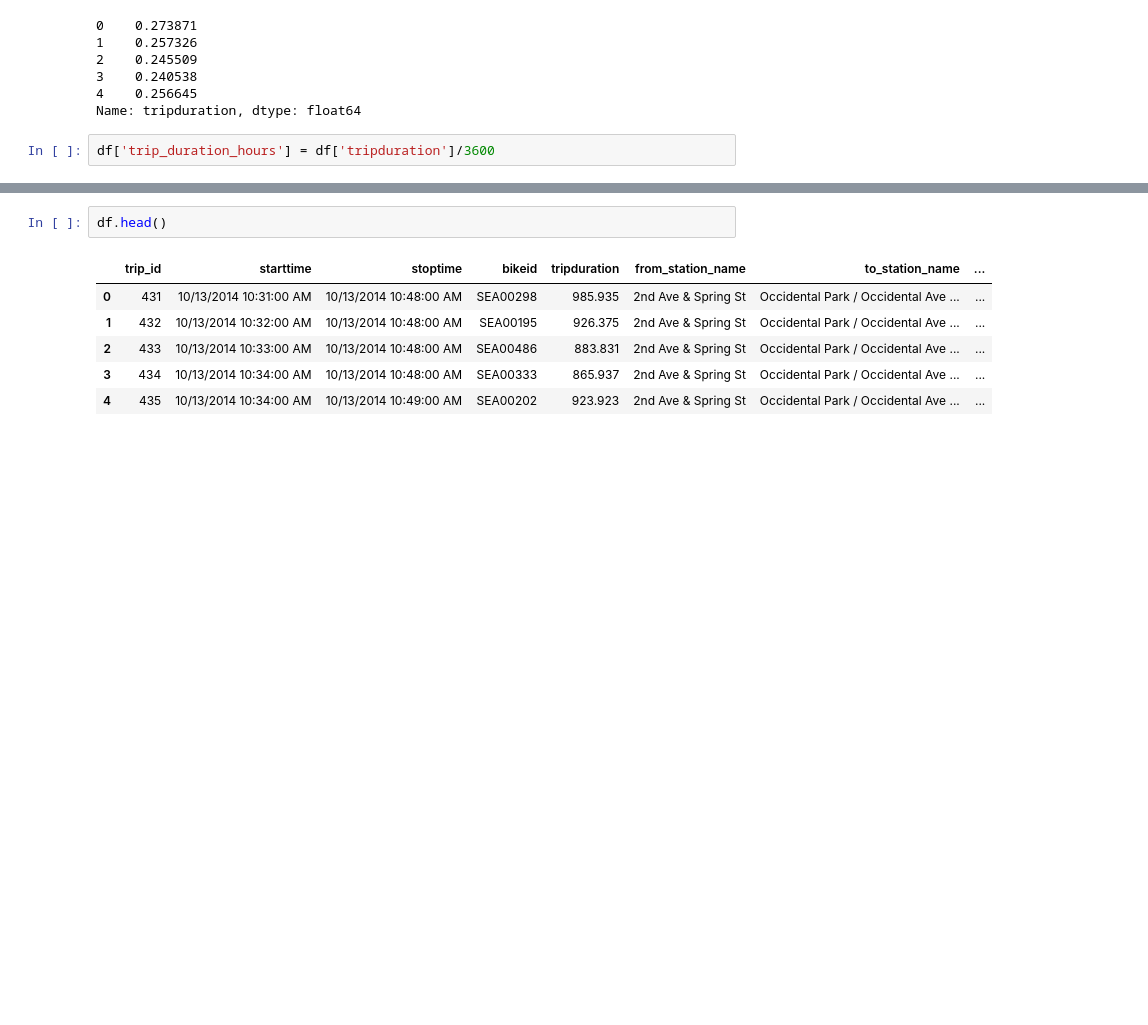
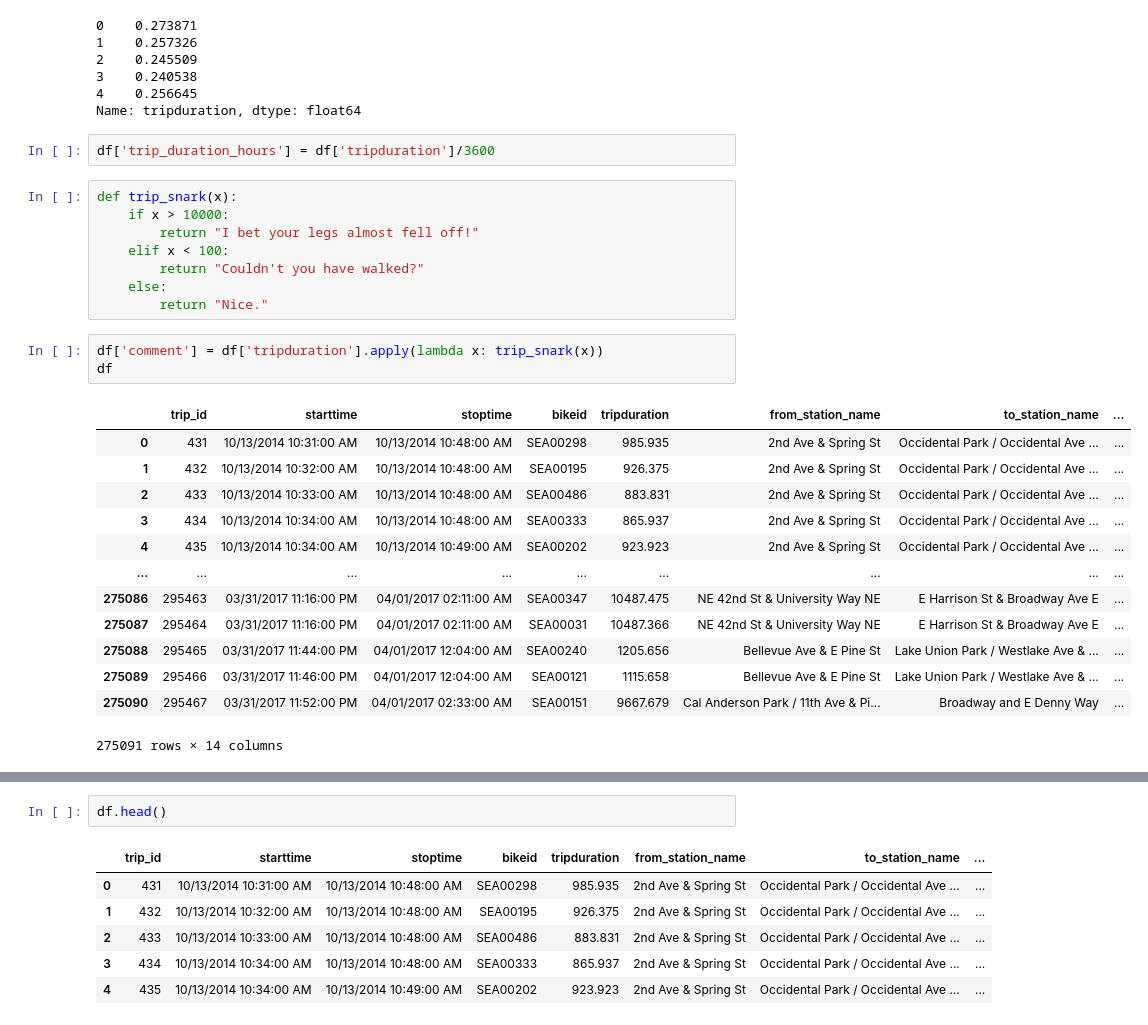
Before and after one commit to zvmmy/5g-python-intro, a Jupyter notebook: seds/data_manipulation.ipynb, the cells around one changed output, grey strips where cells are left out. Drawn from its saved outputs; the diff is of its cells as text; blank space fills up the shorter version.

```diff
--- a/seds/data_manipulation.ipynb
+++ b/seds/data_manipulation.ipynb
@@ -355,3 +414,28 @@ trip_duration_hours.head()
 Name: tripduration, dtype: float64
 # %%
 df['trip_duration_hours'] = df['tripduration']/3600
+# %%
+def trip_snark(x):
+    if x > 10000:
+        return "I bet your legs almost fell off!"
+    elif x < 100:
+        return "Couldn't you have walked?"
+    else:
+        return "Nice."
+# %%
+df['comment'] = df['tripduration'].apply(lambda x: trip_snark(x))
+df
+# %% [output]
+|  | trip_id | starttime | stoptime | bikeid | tripduration | from_station_name | to_station_name | ... |
+| 0 | 431 | 10/13/2014 10:31:00 AM | 10/13/2014 10:48:00 AM | SEA00298 | 985.935 | 2nd Ave & Spring St | Occidental Park / Occidental Ave ... | ... |
+| 1 | 432 | 10/13/2014 10:32:00 AM | 10/13/2014 10:48:00 AM | SEA00195 | 926.375 | 2nd Ave & Spring St | Occidental Park / Occidental Ave ... | ... |
+| 2 | 433 | 10/13/2014 10:33:00 AM | 10/13/2014 10:48:00 AM | SEA00486 | 883.831 | 2nd Ave & Spring St | Occidental Park / Occidental Ave ... | ... |
+| 3 | 434 | 10/13/2014 10:34:00 AM | 10/13/2014 10:48:00 AM | SEA00333 | 865.937 | 2nd Ave & Spring St | Occidental Park / Occidental Ave ... | ... |
+| 4 | 435 | 10/13/2014 10:34:00 AM | 10/13/2014 10:49:00 AM | SEA00202 | 923.923 | 2nd Ave & Spring St | Occidental Park / Occidental Ave ... | ... |
+| ... | ... | ... | ... | ... | ... | ... | ... | ... |
+| 275086 | 295463 | 03/31/2017 11:16:00 PM | 04/01/2017 02:11:00 AM | SEA00347 | 10487.475 | NE 42nd St & University Way NE | E Harrison St & Broadway Ave E | ... |
+| 275087 | 295464 | 03/31/2017 11:16:00 PM | 04/01/2017 02:11:00 AM | SEA00031 | 10487.366 | NE 42nd St & University Way NE | E Harrison St & Broadway Ave E | ... |
+| 275088 | 295465 | 03/31/2017 11:44:00 PM | 04/01/2017 12:04:00 AM | SEA00240 | 1205.656 | Bellevue Ave & E Pine St | Lake Union Park / Westlake Ave & ... | ... |
+| 275089 | 295466 | 03/31/2017 11:46:00 PM | 04/01/2017 12:04:00 AM | SEA00121 | 1115.658 | Bellevue Ave & E Pine St | Lake Union Park / Westlake Ave & ... | ... |
+| 275090 | 295467 | 03/31/2017 11:52:00 PM | 04/01/2017 02:33:00 AM | SEA00151 | 9667.679 | Cal Anderson Park / 11th Ave & Pi... | Broadway and E Denny Way | ... |
+275091 rows × 14 columns
```
Also changed, not shown: parts of 27 cells of this notebook.
